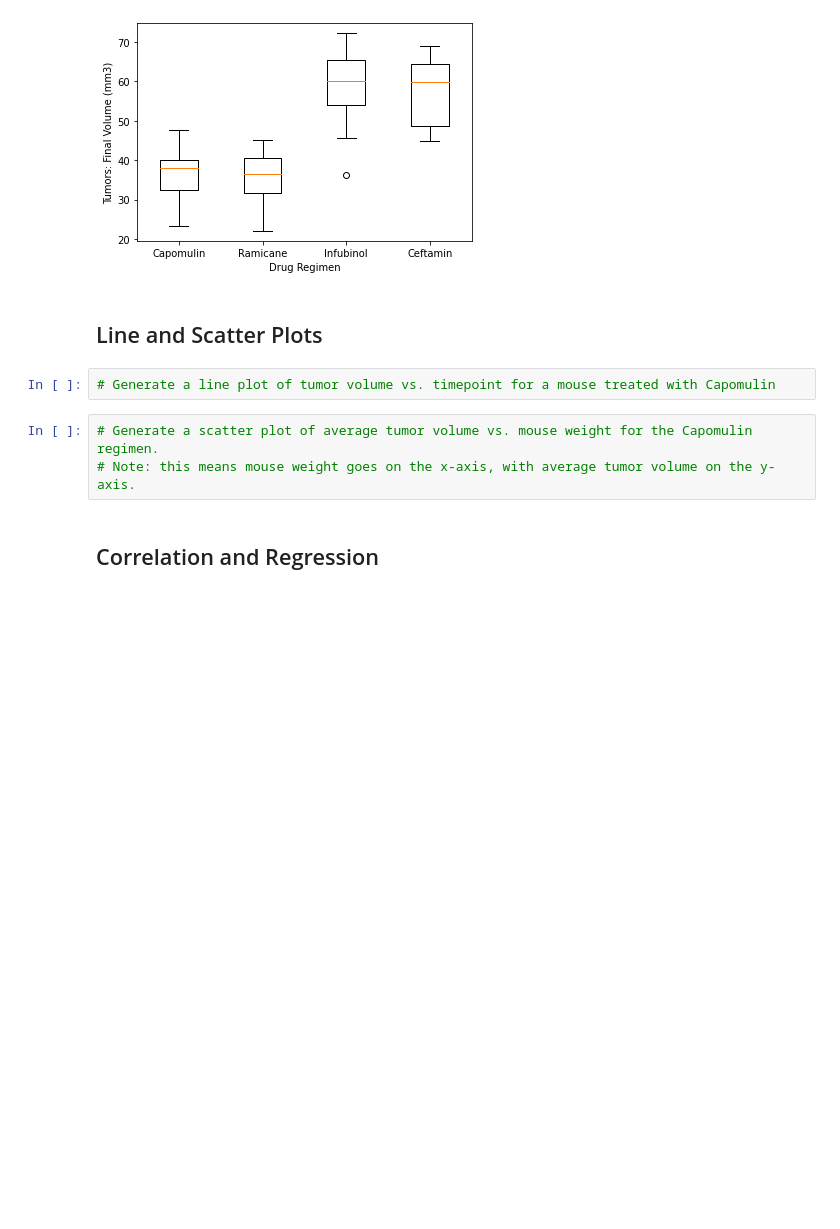
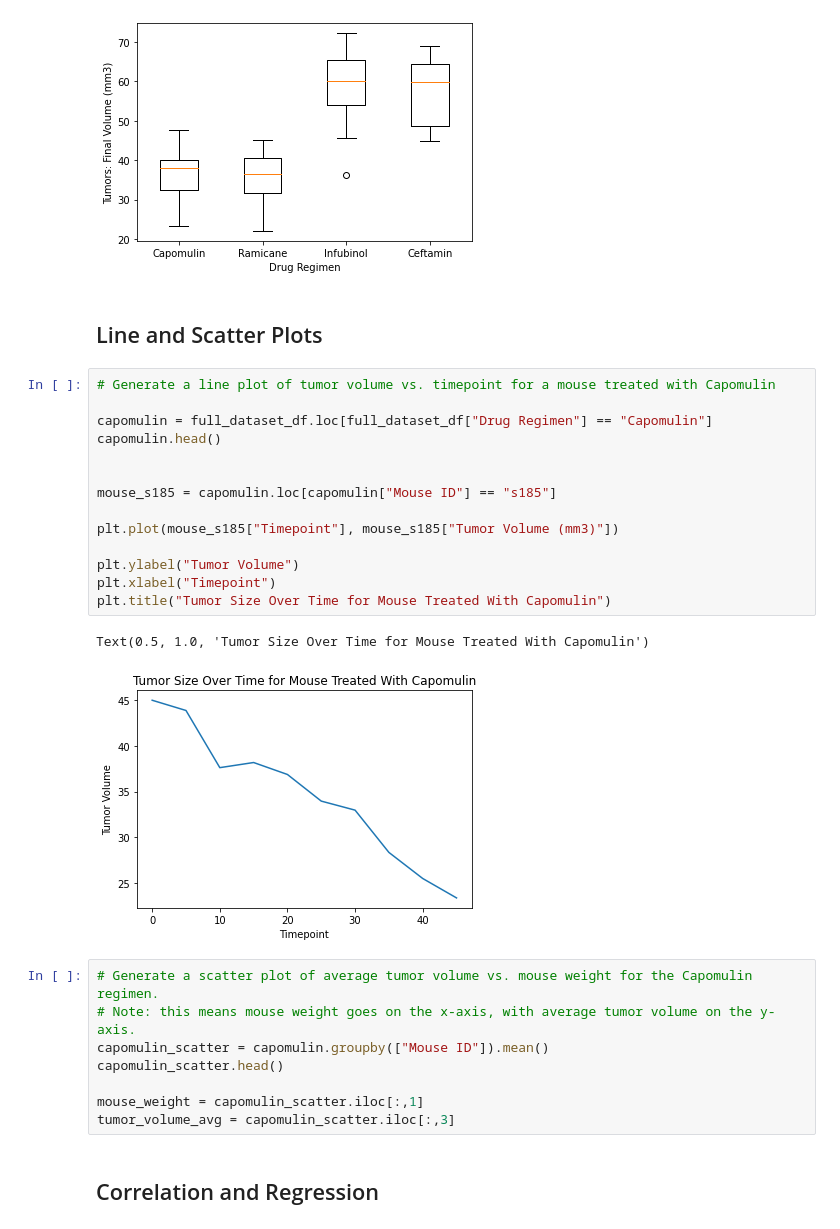
Before and after one commit to arerickson28/matplotlib-challenge, a Jupyter notebook: Pymaceuticals/pymaceuticals_starter.ipynb, the cells around one changed output. Saved outputs shown, nothing was run; the diff lists cells and outputs as text; blank space fills up the shorter version.

```diff
--- a/Pymaceuticals/pymaceuticals_starter.ipynb
+++ b/Pymaceuticals/pymaceuticals_starter.ipynb
@@ -256,11 +256,31 @@ plt.show()
 [figure]
 # %% [markdown]
 ## Line and Scatter Plots
-# %%
-# Generate a line plot of tumor volume vs. timepoint for a mouse treated with Capomulin
+# %%
+# Generate a line plot of tumor volume vs. timepoint for a mouse treated with Capomulin
+
+capomulin = full_dataset_df.loc[full_dataset_df["Drug Regimen"] == "Capomulin"]
+capomulin.head()
+
+
+mouse_s185 = capomulin.loc[capomulin["Mouse ID"] == "s185"]
+
+plt.plot(mouse_s185["Timepoint"], mouse_s185["Tumor Volume (mm3)"])
+
+plt.ylabel("Tumor Volume")
+plt.xlabel("Timepoint")
+plt.title("Tumor Size Over Time for Mouse Treated With Capomulin")
+# %% [output]
+Text(0.5, 1.0, 'Tumor Size Over Time for Mouse Treated With Capomulin')
+[figure, added]
 # %%
 # Generate a scatter plot of average tumor volume vs. mouse weight for the Capomulin regimen.
 # Note: this means mouse weight goes on the x-axis, with average tumor volume on the y-axis.
+capomulin_scatter = capomulin.groupby(["Mouse ID"]).mean()
+capomulin_scatter.head()
+
+mouse_weight = capomulin_scatter.iloc[:,1]
+tumor_volume_avg = capomulin_scatter.iloc[:,3]
 # %% [markdown]
 ## Correlation and Regression
 # %%
```
Also changed, not shown: parts of 1 cell of this notebook.
